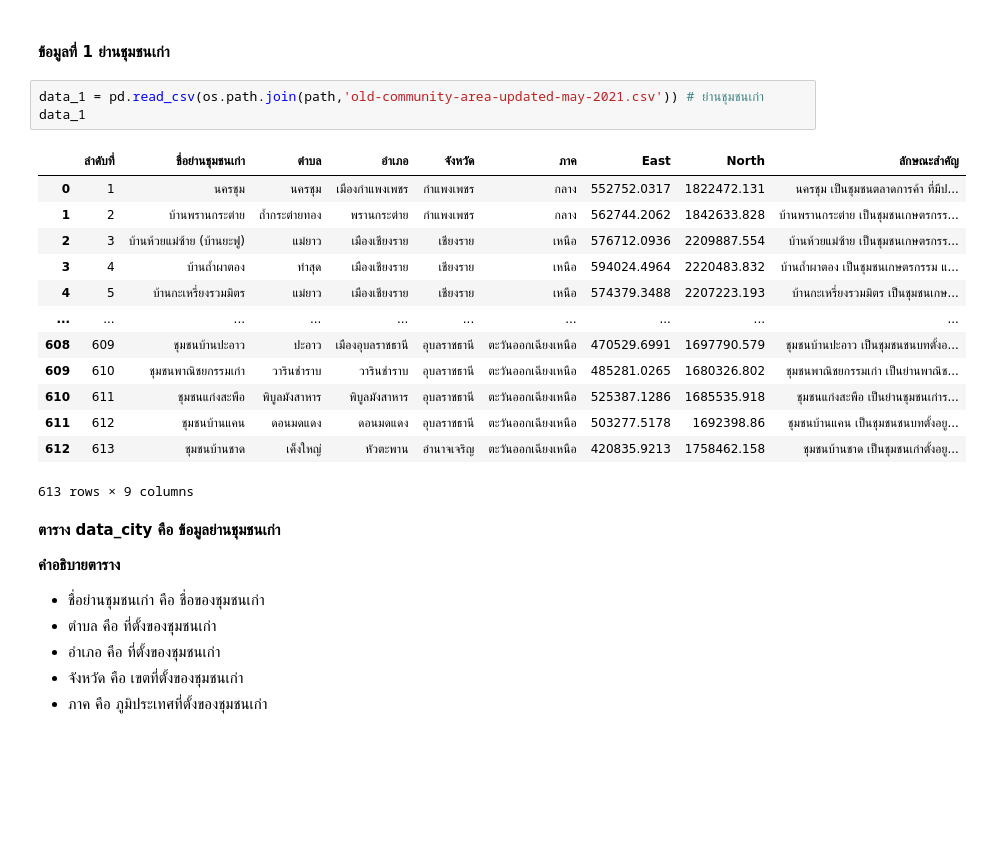
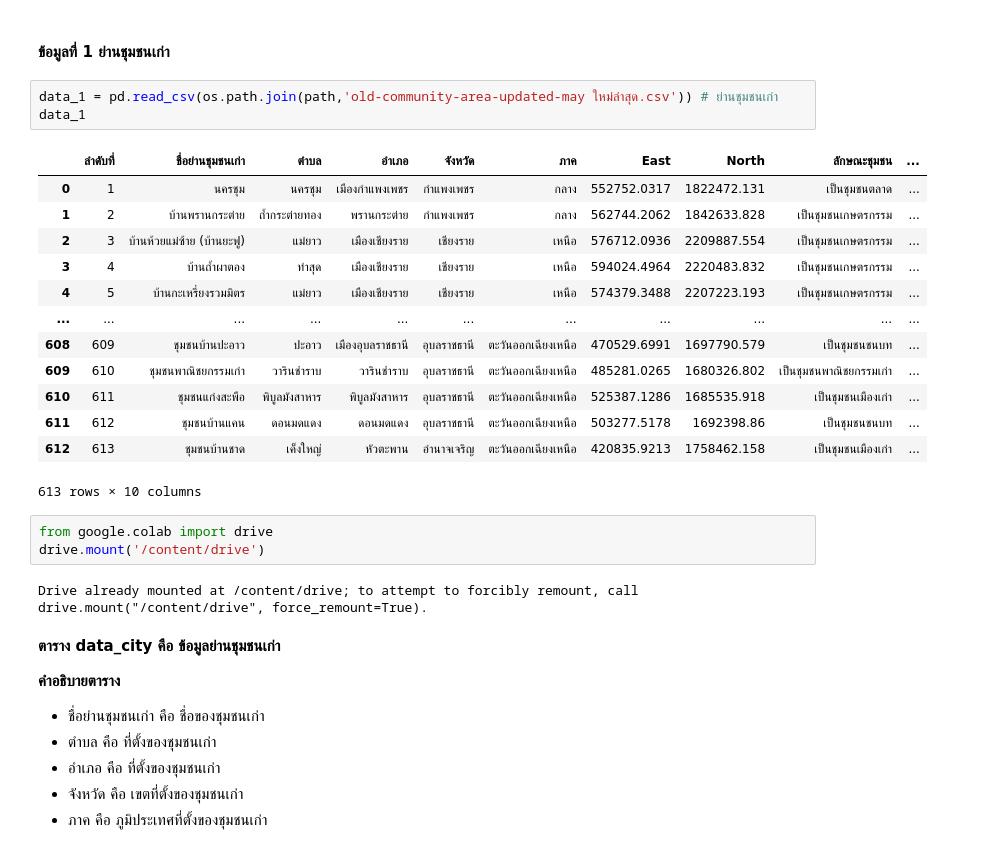
Before and after one commit to Chanunchida-May/DWDM21, a Jupyter notebook: ProjectFinal.ipynb, the cells around one changed output. Drawn from its saved outputs; the diff is of its cells as text; blank space fills up the shorter version.

```diff
--- a/ProjectFinal.ipynb
+++ b/ProjectFinal.ipynb
@@ -33,22 +33,27 @@ path = '/content/drive/My Drive/DWDM2021_DATA'
 # %% [markdown]
 #### ข้อมูลที่ 1 ย่านชุมชนเก่า
 # %%
-data_1 = pd.read_csv(os.path.join(path,'old-community-area-updated-may-2021.csv')) # ย่านชุมชนเก่า
+data_1 = pd.read_csv(os.path.join(path,'old-community-area-updated-may ใหม่ล่าสุด.csv')) # ย่านชุมชนเก่า
 data_1
 # %% [output]
-|  | ลำดับที่ | ชื่อย่านชุมชนเก่า | ตำบล | อำเภอ | จังหวัด | ภาค | East | North | ลักษณะสำคัญ |
-| 0 | 1 | นครชุม | นครชุม | เมืองกำแพงเพชร | กำแพงเพชร | กลาง | 552752.0317 | 1822472.131 | นครชุม เป็นชุมชนตลาดการค้า ที่มีป... |
-| 1 | 2 | บ้านพรานกระต่าย | ถ้ำกระต่ายทอง | พรานกระต่าย | กำแพงเพชร | กลาง | 562744.2062 | 1842633.828 | บ้านพรานกระต่าย เป็นชุมชนเกษตรกรร... |
-| 2 | 3 | บ้านห้วยแม่ซ้าย (บ้านยะฟู) | แม่ยาว | เมืองเชียงราย | เชียงราย | เหนือ | 576712.0936 | 2209887.554 | บ้านห้วยแม่ซ้าย เป็นชุมชนเกษตรกรร... |
-| 3 | 4 | บ้านถ้ำผาตอง | ท่าสุด | เมืองเชียงราย | เชียงราย | เหนือ | 594024.4964 | 2220483.832 | บ้านถ้ำผาตอง เป็นชุมชนเกษตรกรรม แ... |
-| 4 | 5 | บ้านกะเหรี่ยงรวมมิตร | แม่ยาว | เมืองเชียงราย | เชียงราย | เหนือ | 574379.3488 | 2207223.193 | บ้านกะเหรี่ยงรวมมิตร เป็นชุมชนเกษ... |
-| ... | ... | ... | ... | ... | ... | ... | ... | ... | ... |
-| 608 | 609 | ชุมชนบ้านปะอาว | ปะอาว | เมืองอุบลราชธานี | อุบลราชธานี | ตะวันออกเฉียงเหนือ | 470529.6991 | 1697790.579 | ชุมชนบ้านปะอาว เป็นชุมชนชนบทตั้งอ... |
-| 609 | 610 | ชุมชนพาณิชยกรรมเก่า | วารินชำราบ | วารินชำราบ | อุบลราชธานี | ตะวันออกเฉียงเหนือ | 485281.0265 | 1680326.802 | ชุมชนพาณิชยกรรมเก่า เป็นย่านพาณิช... |
-| 610 | 611 | ชุมชนแก่งสะพือ | พิบูลมังสาหาร | พิบูลมังสาหาร | อุบลราชธานี | ตะวันออกเฉียงเหนือ | 525387.1286 | 1685535.918 | ชุมชนแก่งสะพือ เป็นย่านชุมชนเก่าร... |
-| 611 | 612 | ชุมชนบ้านแคน | ดอนมดแดง | ดอนมดแดง | อุบลราชธานี | ตะวันออกเฉียงเหนือ | 503277.5178 | 1692398.86 | ชุมชนบ้านแคน เป็นชุมชนชนบทตั้งอยู... |
-| 612 | 613 | ชุมชนบ้านชาด | เค็งใหญ่ | หัวตะพาน | อำนาจเจริญ | ตะวันออกเฉียงเหนือ | 420835.9213 | 1758462.158 | ชุมชนบ้านชาด เป็นชุมชนเก่าตั้งอยู... |
+|  | ลำดับที่ | ชื่อย่านชุมชนเก่า | ตำบล | อำเภอ | จังหวัด | ภาค | East | North | ลักษณะชุมชน | ... |
+| 0 | 1 | นครชุม | นครชุม | เมืองกำแพงเพชร | กำแพงเพชร | กลาง | 552752.0317 | 1822472.131 | เป็นชุมชนตลาด | ... |
+| 1 | 2 | บ้านพรานกระต่าย | ถ้ำกระต่ายทอง | พรานกระต่าย | กำแพงเพชร | กลาง | 562744.2062 | 1842633.828 | เป็นชุมชนเกษตรกรรม | ... |
+| 2 | 3 | บ้านห้วยแม่ซ้าย (บ้านยะฟู) | แม่ยาว | เมืองเชียงราย | เชียงราย | เหนือ | 576712.0936 | 2209887.554 | เป็นชุมชนเกษตรกรรม | ... |
+| 3 | 4 | บ้านถ้ำผาตอง | ท่าสุด | เมืองเชียงราย | เชียงราย | เหนือ | 594024.4964 | 2220483.832 | เป็นชุมชนเกษตรกรรม | ... |
+| 4 | 5 | บ้านกะเหรี่ยงรวมมิตร | แม่ยาว | เมืองเชียงราย | เชียงราย | เหนือ | 574379.3488 | 2207223.193 | เป็นชุมชนเกษตรกรรม | ... |
+| ... | ... | ... | ... | ... | ... | ... | ... | ... | ... | ... |
+| 608 | 609 | ชุมชนบ้านปะอาว | ปะอาว | เมืองอุบลราชธานี | อุบลราชธานี | ตะวันออกเฉียงเหนือ | 470529.6991 | 1697790.579 | เป็นชุมชนชนบท | ... |
+| 609 | 610 | ชุมชนพาณิชยกรรมเก่า | วารินชำราบ | วารินชำราบ | อุบลราชธานี | ตะวันออกเฉียงเหนือ | 485281.0265 | 1680326.802 | เป็นชุมชนพาณิชยกรรมเก่า | ... |
+| 610 | 611 | ชุมชนแก่งสะพือ | พิบูลมังสาหาร | พิบูลมังสาหาร | อุบลราชธานี | ตะวันออกเฉียงเหนือ | 525387.1286 | 1685535.918 | เป็นชุมชนเมืองเก่า | ... |
+| 611 | 612 | ชุมชนบ้านแคน | ดอนมดแดง | ดอนมดแดง | อุบลราชธานี | ตะวันออกเฉียงเหนือ | 503277.5178 | 1692398.86 | เป็นชุมชนชนบท | ... |
+| 612 | 613 | ชุมชนบ้านชาด | เค็งใหญ่ | หัวตะพาน | อำนาจเจริญ | ตะวันออกเฉียงเหนือ | 420835.9213 | 1758462.158 | เป็นชุมชนเมืองเก่า | ... |
-613 rows × 9 columns
+613 rows × 10 columns
+# %%
+from google.colab import drive
+drive.mount('/content/drive')
+# %% [output]
+Drive already mounted at /content/drive; to attempt to forcibly remount, call drive.mount("/content/drive", force_remount=True).
 # %% [markdown]
 **ตาราง data_city คือ ข้อมูลย่านชุมชนเก่า**
 
```
Also changed, not shown: parts of 71 cells of this notebook.
